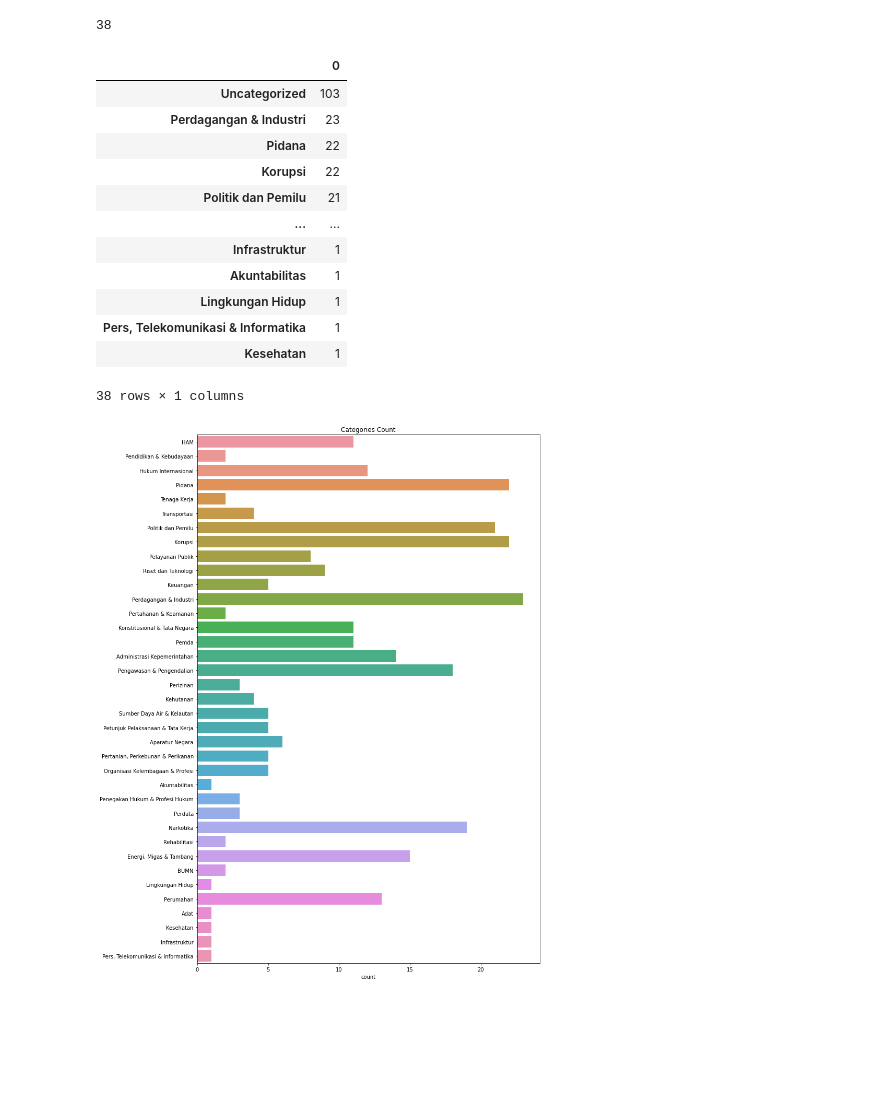
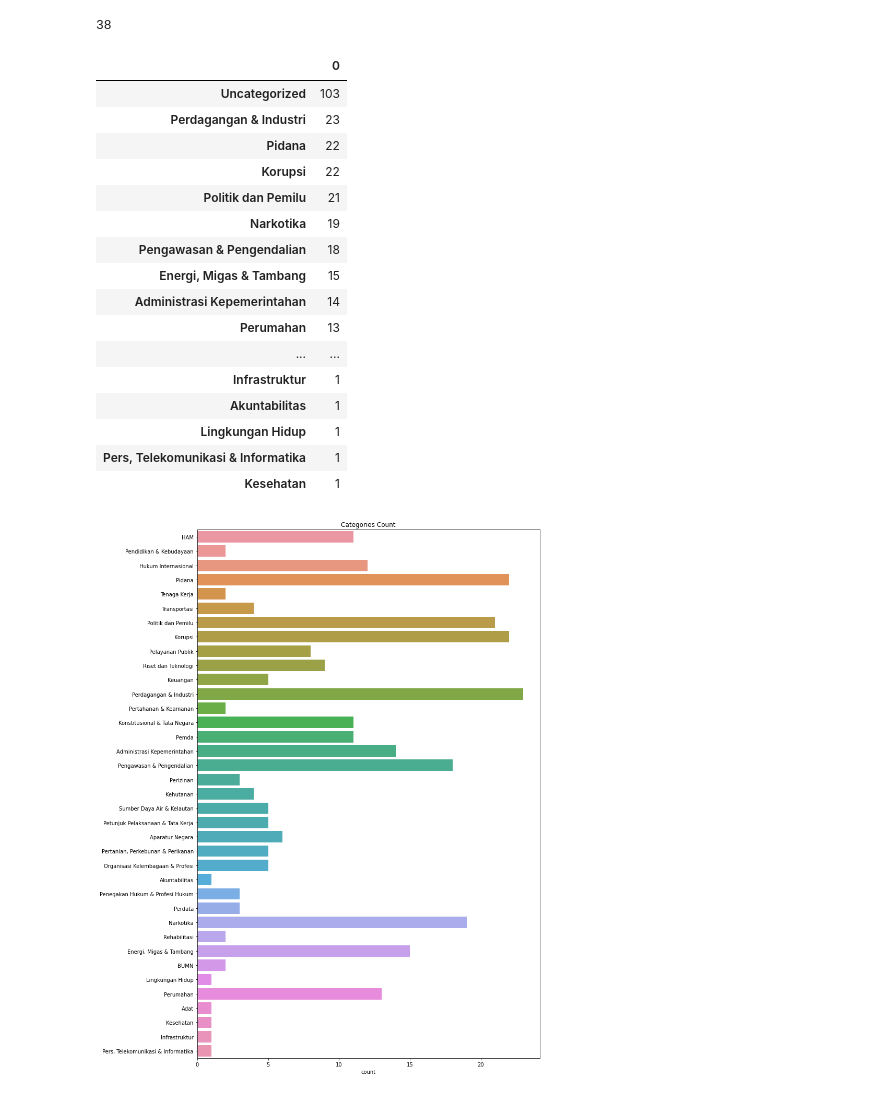
Before and after one commit to nadhifikbarw/adil-monorepo, a Jupyter notebook: adil-data-exploration/exploration.ipynb, the cells around one changed output. Cells and saved outputs as stored; diff of their text form; code cells hidden in the pictures; blank space fills up the shorter version.

```diff
--- a/adil-data-exploration/exploration.ipynb
+++ b/adil-data-exploration/exploration.ipynb
@@ -224,22 +224,26 @@ cat_series.nunique()
 # %% [output]
 38
 # %%
-pd.set_option("display.max_rows", 20)
+pd.set_option("display.max_rows", 38)
 cat_series.value_counts().to_frame()
 # %% [output]
 |  | 0 |
 | Uncategorized | 103 |
 | Perdagangan & Industri | 23 |
 | Pidana | 22 |
 | Korupsi | 22 |
 | Politik dan Pemilu | 21 |
+| Narkotika | 19 |
+| Pengawasan & Pengendalian | 18 |
+| Energi, Migas & Tambang | 15 |
+| Administrasi Kepemerintahan | 14 |
+| Perumahan | 13 |
 | ... | ... |
 | Infrastruktur | 1 |
 | Akuntabilitas | 1 |
 | Lingkungan Hidup | 1 |
 | Pers, Telekomunikasi & Informatika | 1 |
 | Kesehatan | 1 |
-38 rows × 1 columns
 # %%
 cat_series_w_cat = cat_series[cat_series != 'Uncategorized']
 plt.figure(figsize=(12, 15))
```
Also changed, not shown: parts of 4 cells of this notebook, 1 other file.
